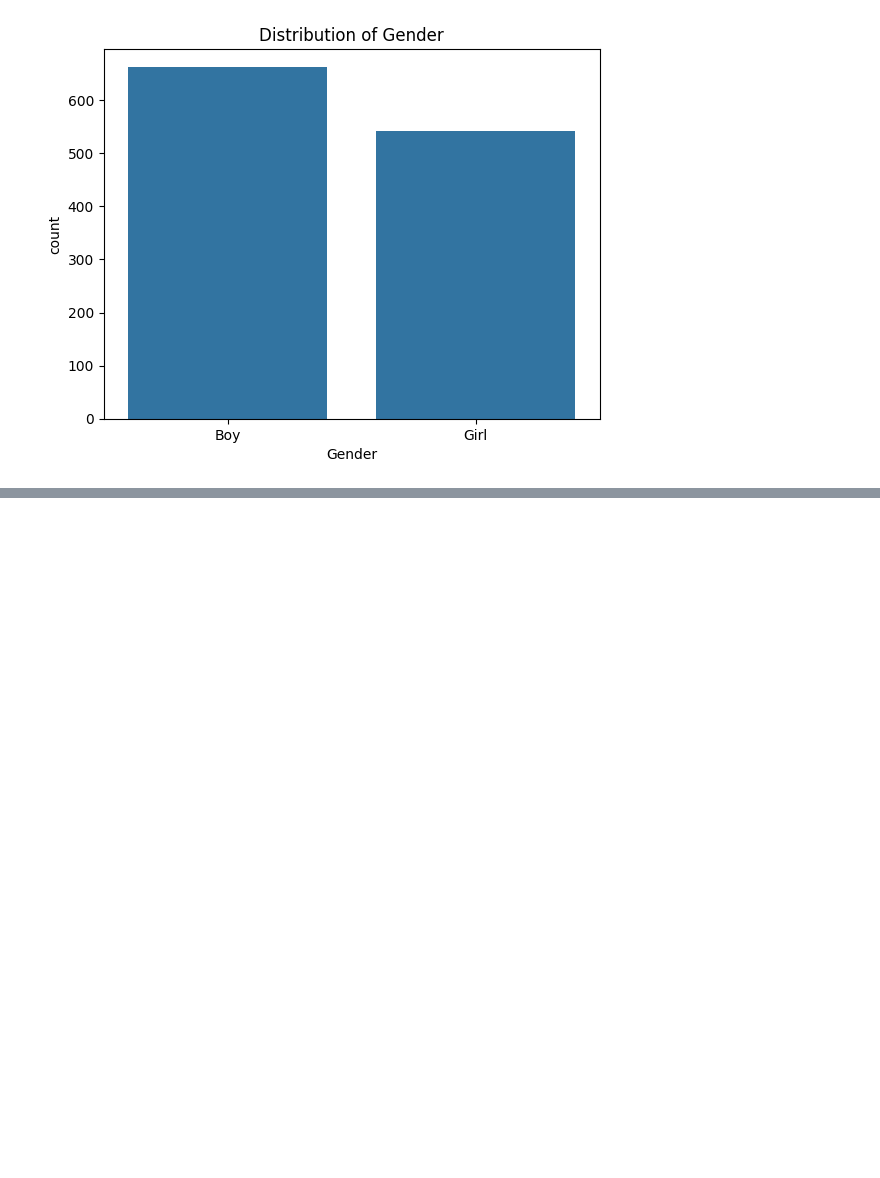
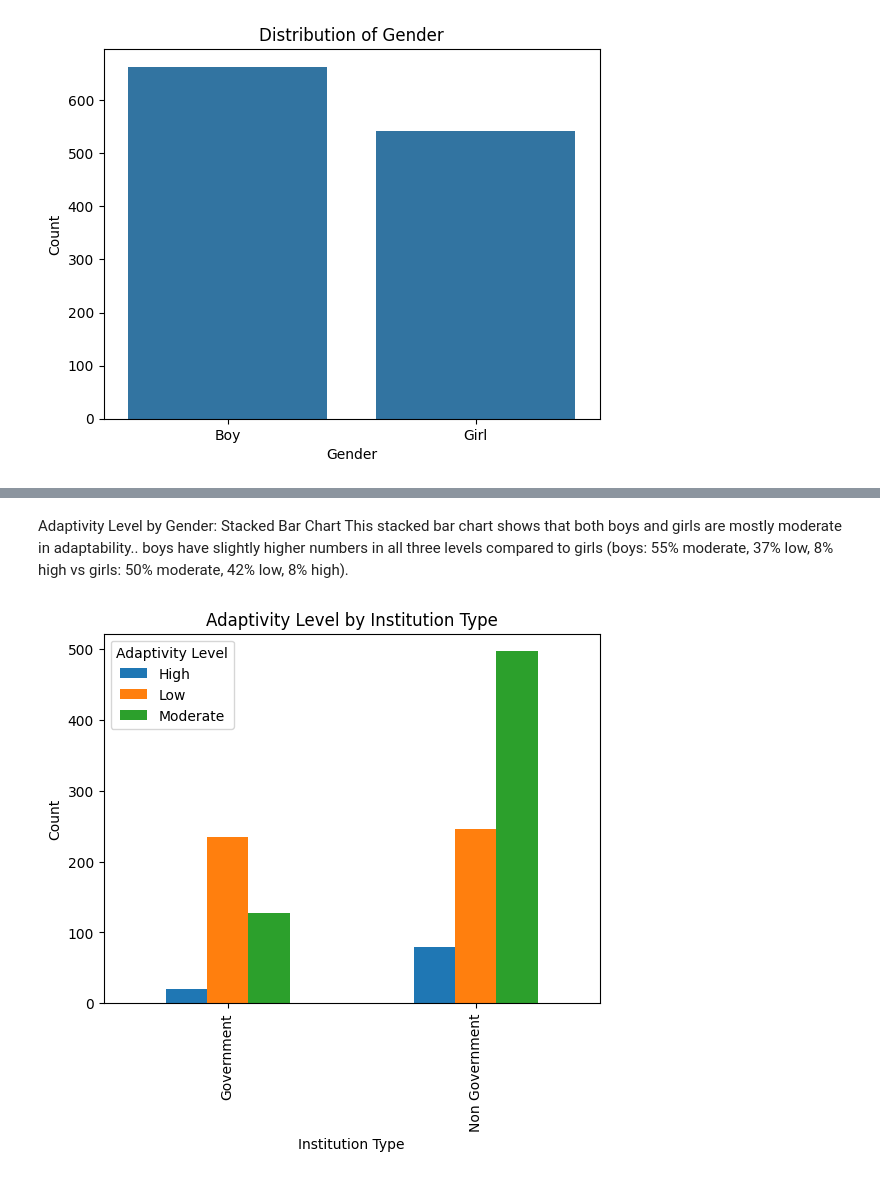
Before and after one commit to dmsze/Mining-project, a Jupyter notebook: Phase2.ipynb, the cells around one changed output, grey strips where cells are left out. Drawn from its saved outputs; the diff is of its cells as text; code cells hidden in the pictures; blank space fills up the shorter version.

```diff
--- a/Phase2.ipynb
+++ b/Phase2.ipynb
@@ -81,0 +108,11 @@ plt.show()
+# %% [markdown]
+Adaptivity Level by Gender: Stacked Bar Chart
+This stacked bar chart shows that both boys and girls are mostly moderate in adaptability.. boys have slightly higher numbers in all three levels compared to girls (boys: 55% moderate, 37% low, 8% high vs girls: 50% moderate, 42% low, 8% high).
+# %%
+#Grouped bar chart
+pd.crosstab(df["Institution Type"], df["Adaptivity Level"]).plot(kind="bar")
+plt.title("Adaptivity Level by Institution Type")
+plt.ylabel("Count")
+plt.show()
+# %% [output]
+[figure, added]
```
Also changed, not shown: parts of 26 cells of this notebook.
